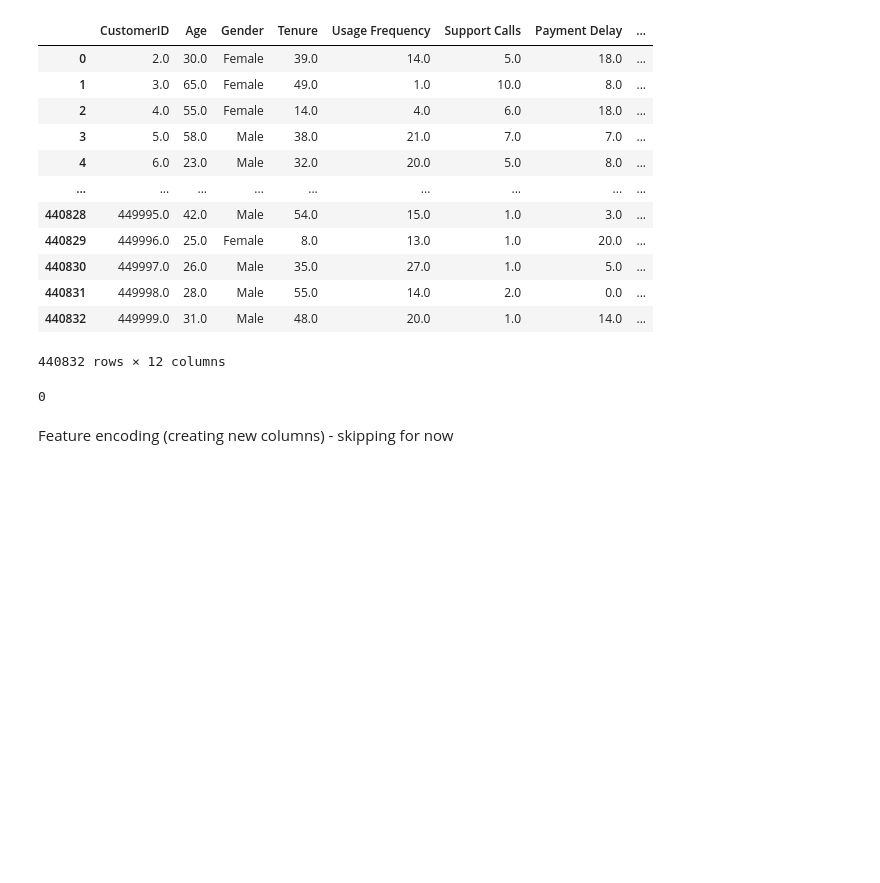
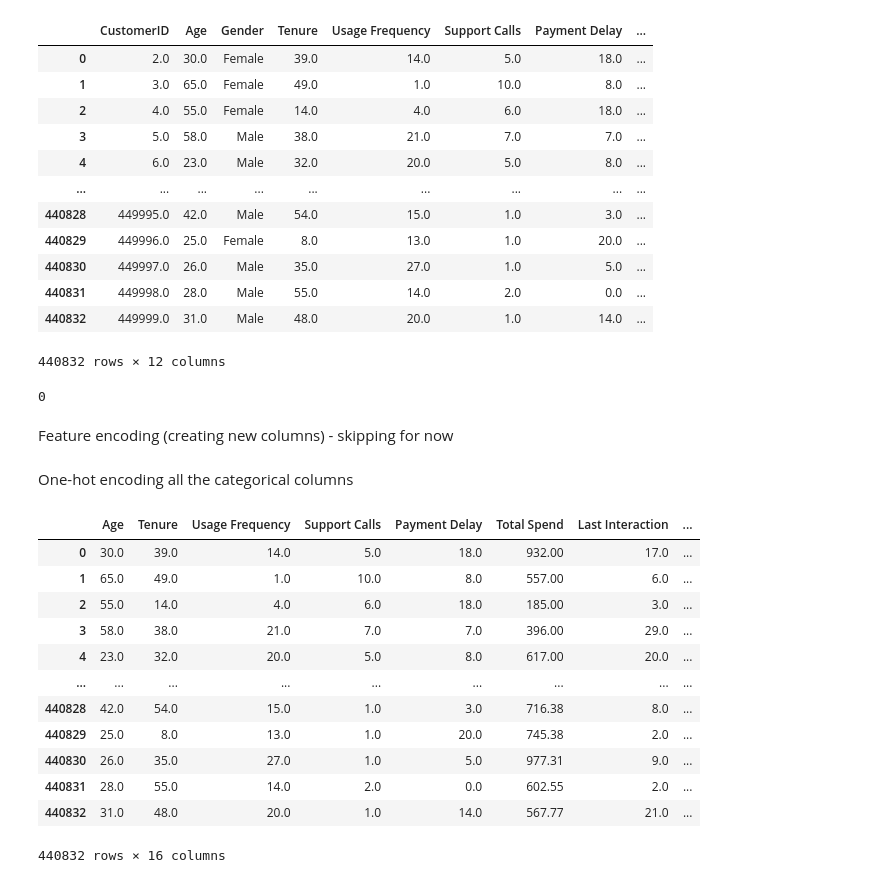
Before and after one commit to Samhitha-Jasti/churn-retention-forecasting, a Jupyter notebook: notebooks/DataOps.ipynb, the cells around one changed output. Saved outputs shown, nothing was run; the diff lists cells and outputs as text; code cells hidden in the pictures; blank space fills up the shorter version.

```diff
--- a/notebooks/DataOps.ipynb
+++ b/notebooks/DataOps.ipynb
@@ -41,3 +41,45 @@ print(data.duplicated().sum())
 data.drop('CustomerID', axis=1, inplace=True)
 # %% [markdown]
 Feature encoding (creating new columns) - skipping for now
+# %% [markdown]
+One-hot encoding all the categorical columns
+# %%
+import pandas as pd
+from sklearn.preprocessing import OneHotEncoder
+
+# 1. Define categorical columns
+categorical_cols = ['Gender', 'Subscription Type', 'Contract Length']
+
+# 2. Fit encoder on these columns
+encoder = OneHotEncoder(sparse_output=False, handle_unknown='ignore')
+
+one_hot_encoded = encoder.fit_transform(data[categorical_cols])
+
+# 3. Turn encoded array into DataFrame
+one_hot_df = pd.DataFrame(
+    one_hot_encoded,
+    columns=encoder.get_feature_names_out(categorical_cols),
+    index=data.index   # keep same index so concat is safe
+)
+
+# 4. Drop original categorical columns and concat encoded ones
+data_encoded = pd.concat(
+    [data.drop(categorical_cols, axis=1), one_hot_df],
+    axis=1
+)
+# %%
+data_encoded
+# %% [output]
+|  | Age | Tenure | Usage Frequency | Support Calls | Payment Delay | Total Spend | Last Interaction | ... |
+| 0 | 30.0 | 39.0 | 14.0 | 5.0 | 18.0 | 932.00 | 17.0 | ... |
+| 1 | 65.0 | 49.0 | 1.0 | 10.0 | 8.0 | 557.00 | 6.0 | ... |
+| 2 | 55.0 | 14.0 | 4.0 | 6.0 | 18.0 | 185.00 | 3.0 | ... |
+| 3 | 58.0 | 38.0 | 21.0 | 7.0 | 7.0 | 396.00 | 29.0 | ... |
+| 4 | 23.0 | 32.0 | 20.0 | 5.0 | 8.0 | 617.00 | 20.0 | ... |
+| ... | ... | ... | ... | ... | ... | ... | ... | ... |
+| 440828 | 42.0 | 54.0 | 15.0 | 1.0 | 3.0 | 716.38 | 8.0 | ... |
+| 440829 | 25.0 | 8.0 | 13.0 | 1.0 | 20.0 | 745.38 | 2.0 | ... |
+| 440830 | 26.0 | 35.0 | 27.0 | 1.0 | 5.0 | 977.31 | 9.0 | ... |
+| 440831 | 28.0 | 55.0 | 14.0 | 2.0 | 0.0 | 602.55 | 2.0 | ... |
+| 440832 | 31.0 | 48.0 | 20.0 | 1.0 | 14.0 | 567.77 | 21.0 | ... |
+440832 rows × 16 columns
```
Also changed, not shown: parts of 3 cells of this notebook.
